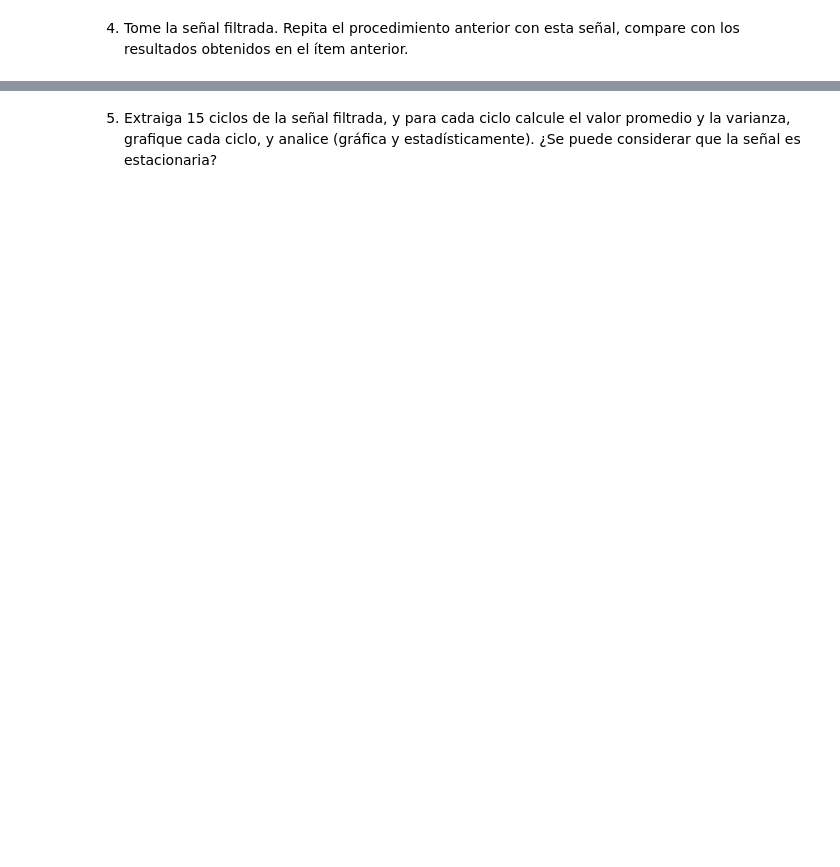
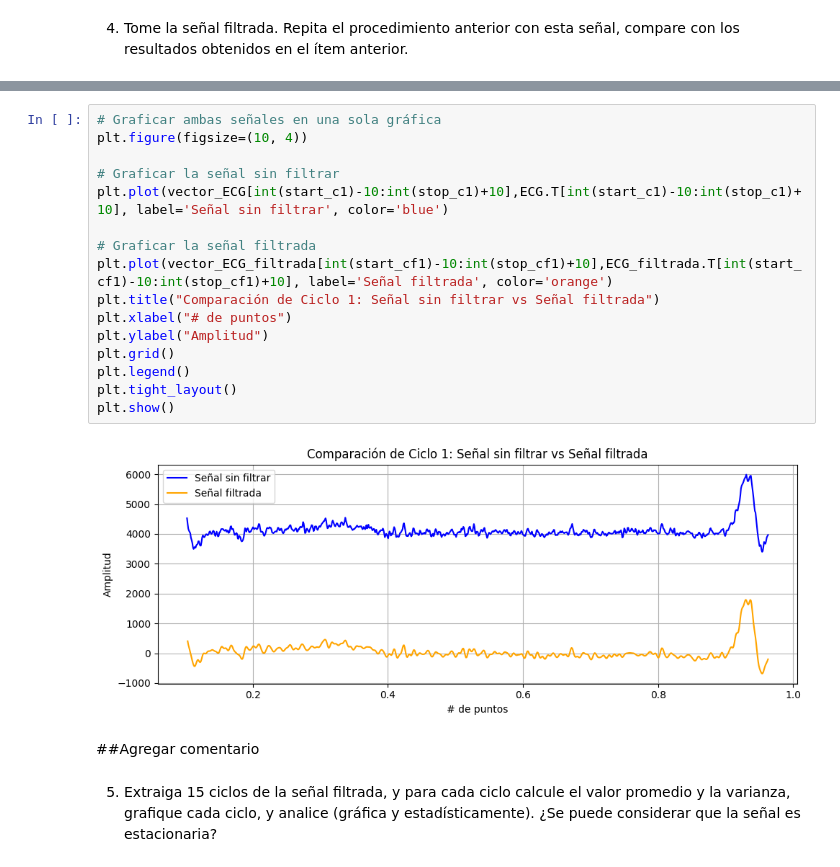
Before and after one commit to NataliaArenasP20/LaboratorioBiosenales, a Jupyter notebook: Practica_3/P3_NataliaArenas_DanielTamayo.ipynb, the cells around one changed output, grey strips where cells are left out. Cells and saved outputs as stored; diff of their text form; blank space fills up the shorter version.

```diff
--- a/Practica_3/P3_NataliaArenas_DanielTamayo.ipynb
+++ b/Practica_3/P3_NataliaArenas_DanielTamayo.ipynb
@@ -182,2 +194,22 @@ RMS:  0.5678987329589695
+# %%
+# Graficar ambas señales en una sola gráfica
+plt.figure(figsize=(10, 4))
+
+# Graficar la señal sin filtrar
+plt.plot(vector_ECG[int(start_c1)-10:int(stop_c1)+10],ECG.T[int(start_c1)-10:int(stop_c1)+10], label='Señal sin filtrar', color='blue')
+
+# Graficar la señal filtrada
+plt.plot(vector_ECG_filtrada[int(start_cf1)-10:int(stop_cf1)+10],ECG_filtrada.T[int(start_cf1)-10:int(stop_cf1)+10], label='Señal filtrada', color='orange')
+plt.title("Comparación de Ciclo 1: Señal sin filtrar vs Señal filtrada")
+plt.xlabel("# de puntos")
+plt.ylabel("Amplitud")
+plt.grid()
+plt.legend()
+plt.tight_layout()
+plt.show()
+# %% [output]
+[figure, added]
+# %% [markdown]
+##Agregar comentario
 # %% [markdown]
 5.  Extraiga 15 ciclos de la señal filtrada, y para cada ciclo calcule el valor promedio y la varianza, grafique cada ciclo, y analice (gráfica y estadísticamente). ¿Se puede considerar que la señal es estacionaria?
```
Also changed, not shown: parts of 11 cells of this notebook.
